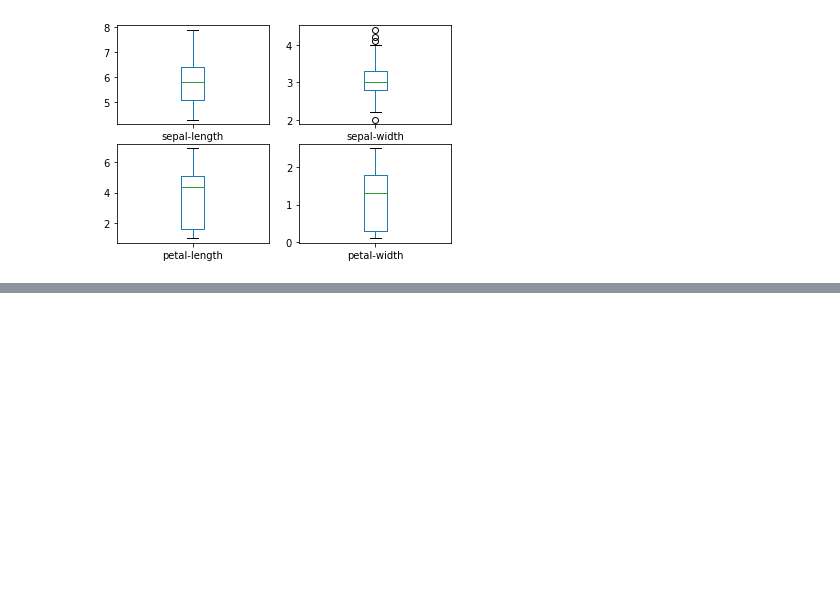
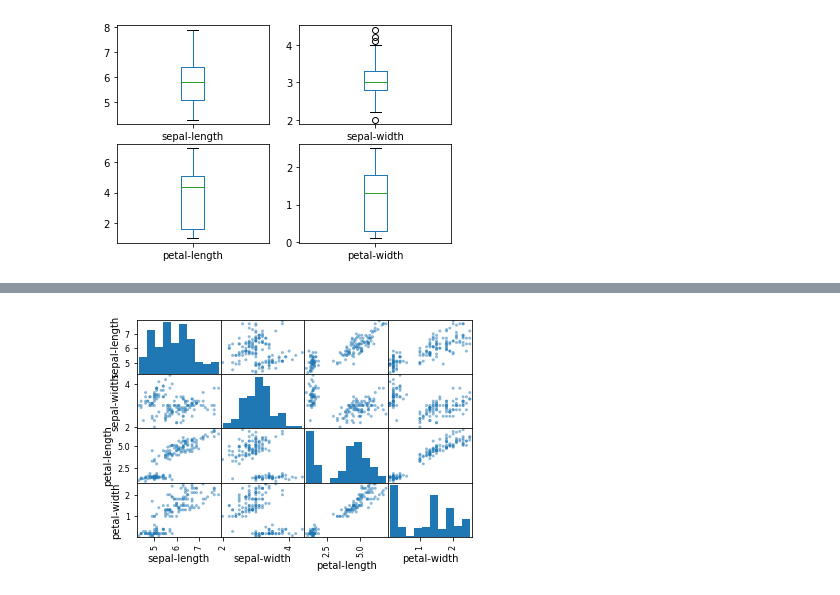
Before and after one commit to bertrk/my-first-ML-project, a Jupyter notebook: data.ipynb, the cells around one changed output, grey strips where cells are left out. Saved outputs shown, nothing was run; the diff lists cells and outputs as text; code cells hidden in the pictures; blank space fills up the shorter version.

```diff
--- a/data.ipynb
+++ b/data.ipynb
@@ -58,0 +65,6 @@ pyplot.show()
+# %%
+# scatter plot matrix
+scatter_matrix(dataset)
+pyplot.show()
+# %% [output]
+[figure, added]
```
Also changed, not shown: parts of 1 cell of this notebook.
